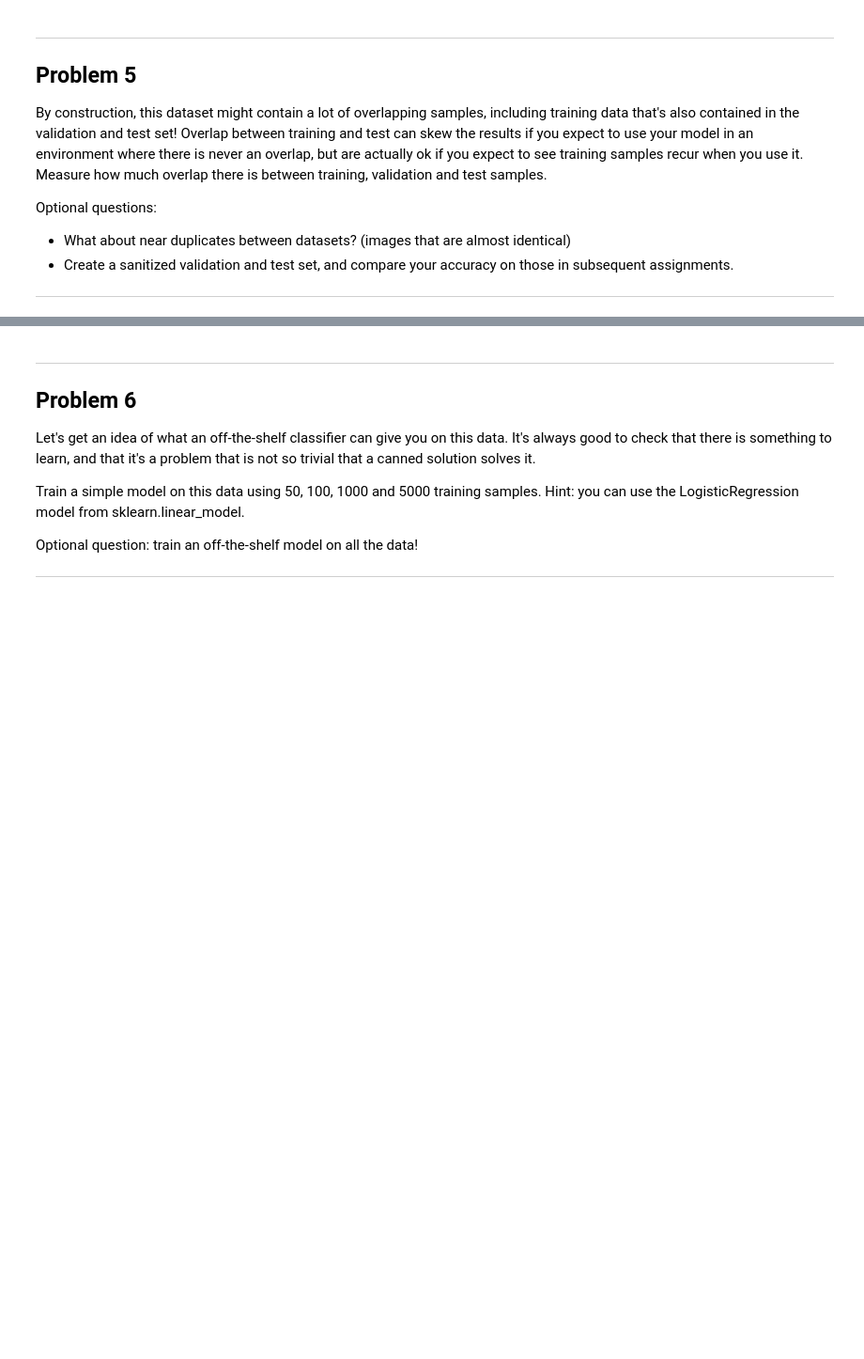
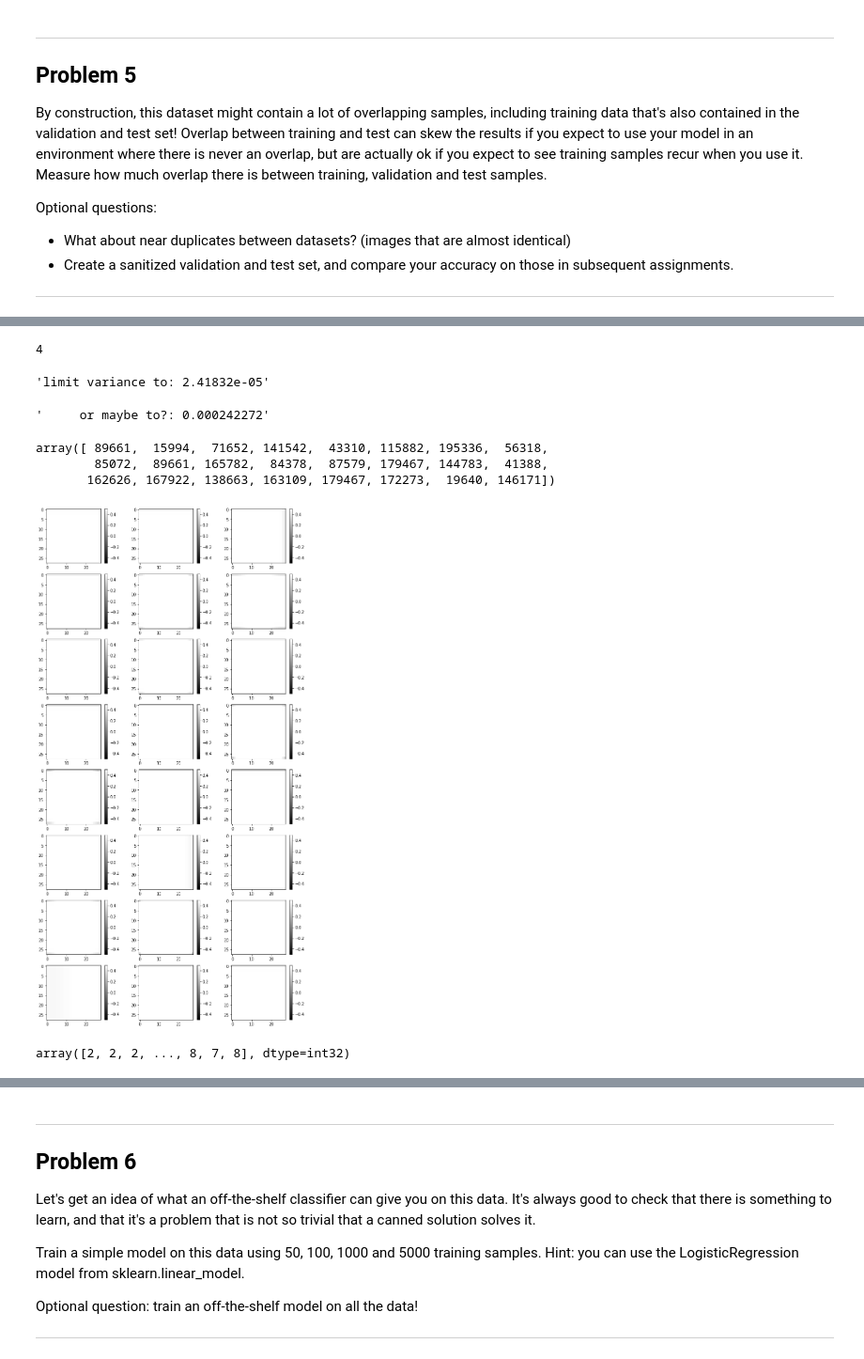
Before and after one commit to Lopako/deep_learn_udacity, a Jupyter notebook: notebooks/1_notmnist-R1.ipynb, the cells around one changed output, grey strips where cells are left out. Shown at 94% size. Drawn from its saved outputs; the diff is of its cells as text; code cells hidden in the pictures; blank space fills up the shorter version.

```diff
--- a/notebooks/1_notmnist-R1.ipynb
+++ b/notebooks/1_notmnist-R1.ipynb
@@ -608,0 +1117,27 @@ img_b = valid_dataset[1]
+# %%
+store_low_idx1 = np.array([111569, 180146, 133301, 149139,  60491, 138219,  48643, 175980,
+        80976, 136820, 146778, 121924,  42554,  95979, 134192, 134863,
+       126195,  16190])
+train_labels[175980]
+# %% [output]
+4
+# %%
+# low_vars = np.random.choice(train_dataset[tvar < bins[1]], 9)
+display('limit variance to: %g' % (bins3[1],))
+display('     or maybe to?: %g' % (bins2[1],))
+# this bit is testing what the range a bit larger than the smallest variance includes...
+idx_low_vars_rand = np.random.choice(((tvar >= bins3[1]) & (tvar < bins2[1]) ).nonzero()[0], 24)
+# this one is ... smaller? (pretty much all white)
+# idx_low_vars_rand = np.random.choice((tvar < bins3[1]).nonzero()[0], 24)
+
+display(idx_low_vars_rand)
+show_some_images(train_dataset[idx_low_vars_rand])
+train_labels
+# %% [output]
+'limit variance to: 2.41832e-05'
+'     or maybe to?: 0.000242272'
+array([ 89661,  15994,  71652, 141542,  43310, 115882, 195336,  56318,
+        85072,  89661, 165782,  84378,  87579, 179467, 144783,  41388,
+       162626, 167922, 138663, 163109, 179467, 172273,  19640, 146171])
+[figure, added]
+array([2, 2, 2, ..., 8, 7, 8], dtype=int32)
```
Also changed, not shown: parts of 44 cells of this notebook.
